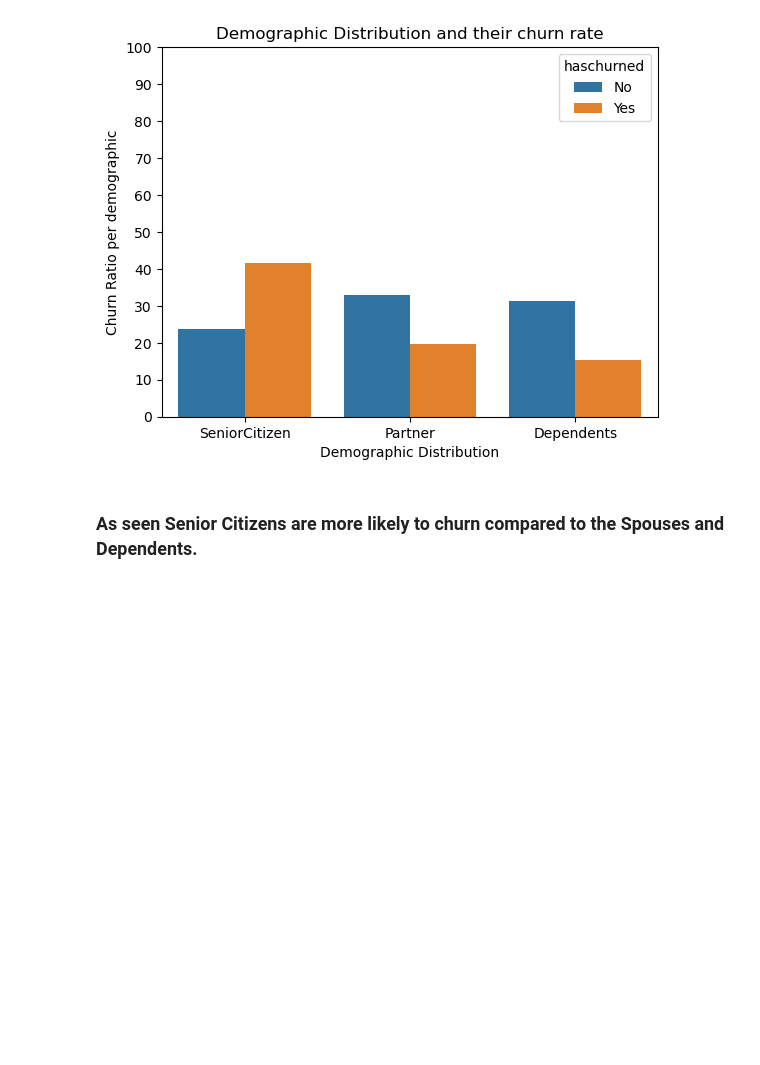
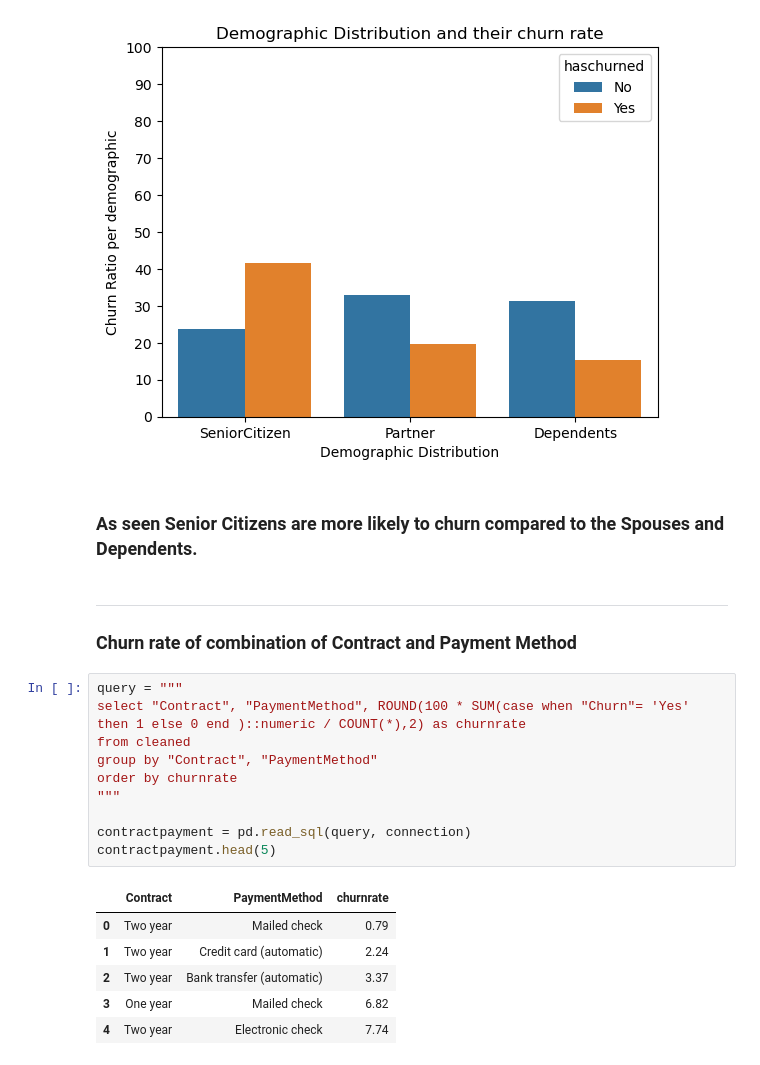
Before and after one commit to suzaladhikari/customer_churn-, a Jupyter notebook: EDA/eda.ipynb, the cells around one changed output. Cells and saved outputs as stored; diff of their text form; blank space fills up the shorter version.

```diff
--- a/EDA/eda.ipynb
+++ b/EDA/eda.ipynb
@@ -706,3 +706,24 @@ plt.show()
 [figure]
 # %% [markdown]
 ### As seen Senior Citizens are more likely to churn compared to the Spouses and Dependents.
+# %% [markdown]
+---
+
+### Churn rate of combination of Contract and Payment Method
+# %%
+query = """
+select "Contract", "PaymentMethod", ROUND(100 * SUM(case when "Churn"= 'Yes' then 1 else 0 end )::numeric / COUNT(*),2) as churnrate
+from cleaned
+group by "Contract", "PaymentMethod"
+order by churnrate
+"""
+
+contractpayment = pd.read_sql(query, connection)
+contractpayment.head(5)
+# %% [output]
+|  | Contract | PaymentMethod | churnrate |
+| 0 | Two year | Mailed check | 0.79 |
+| 1 | Two year | Credit card (automatic) | 2.24 |
+| 2 | Two year | Bank transfer (automatic) | 3.37 |
+| 3 | One year | Mailed check | 6.82 |
+| 4 | Two year | Electronic check | 7.74 |
```
